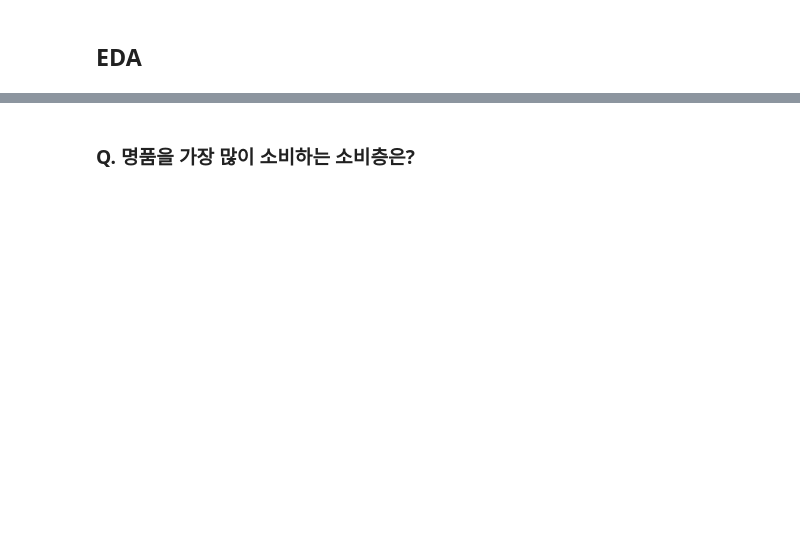
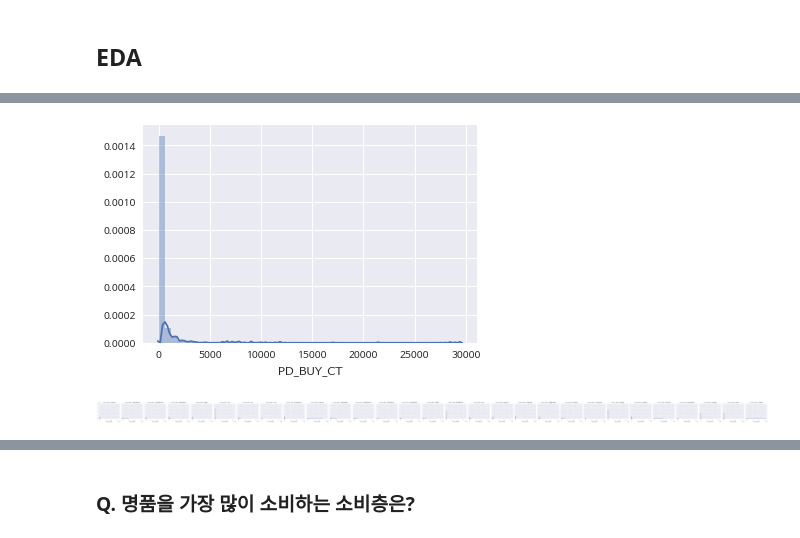
Before and after one commit to doohong91/Luxury-Consumption-Trend, a Jupyter notebook: EDA/EDA.ipynb, the cells around one changed output, grey strips where cells are left out. Saved outputs shown, nothing was run; the diff lists cells and outputs as text; code cells hidden in the pictures; blank space fills up the shorter version.

```diff
--- a/EDA/EDA.ipynb
+++ b/EDA/EDA.ipynb
@@ -50,0 +103,7 @@ fontprop = fm.FontProperties(fname=path, size=18)
+# %%
+path = '/usr/share/fonts/truetype/nanum/NanumBarunGothicBold.ttf'  # 설치된 나눔글꼴중 원하는 녀석의 전체 경로를 가져오자
+font_name = fm.FontProperties(fname=path, size=18).get_name()
+print(font_name)
+plt.rc('font', family=font_name)
+fm._rebuild()
+mpl.rcParams['axes.unicode_minus'] = False
@@ -51,3 +114,15 @@ fontprop = fm.FontProperties(fname=path, size=18)
+# %%
+SMALL_SIZE = 10
+MEDIUM_SIZE = 12
+BIGGER_SIZE = 14
+
+plt.rc('font', size=SMALL_SIZE)          # controls default text sizes
+plt.rc('axes', titlesize=SMALL_SIZE)     # fontsize of the axes title
+plt.rc('axes', labelsize=MEDIUM_SIZE)    # fontsize of the x and y labels
+plt.rc('xtick', labelsize=SMALL_SIZE)    # fontsize of the tick labels
+plt.rc('ytick', labelsize=SMALL_SIZE)    # fontsize of the tick labels
+plt.rc('legend', fontsize=MEDIUM_SIZE )    # legend fontsize
+plt.rc('figure', titlesize=BIGGER_SIZE)  # fontsize of the figure title
 # %% [markdown]
 ## Preprocessing
 # %%
@@ -293,0 +220,3 @@ Index(['CLAC2_NM', 'PD_BRA_NM', 'PD_BUY_AM', 'PD_BUY_CT', 'PD_SALES',
+# %%
+dataset = pd.read_csv("gdrive/My Drive/공모전/Lpoint/데이터셋 만들기/lotte_drama.csv")
+dataset.info()
@@ -293,0 +241,11 @@ Index(['CLAC2_NM', 'PD_BRA_NM', 'PD_BUY_AM', 'PD_BUY_CT', 'PD_SALES',
+# %%
+sns.distplot(dataset.PD_BUY_CT)
+sns.plt.show()
+# %% [output]
+[figure, added]
+# %%
+g = sns.FacetGrid(dataset,col='CLAC2_NM')
+g.map(sns.distplot, "PD_SALES")
+plt.show()
+# %% [output]
+[figure, added]
```
Also changed, not shown: parts of 64 cells of this notebook, 2 other files.
